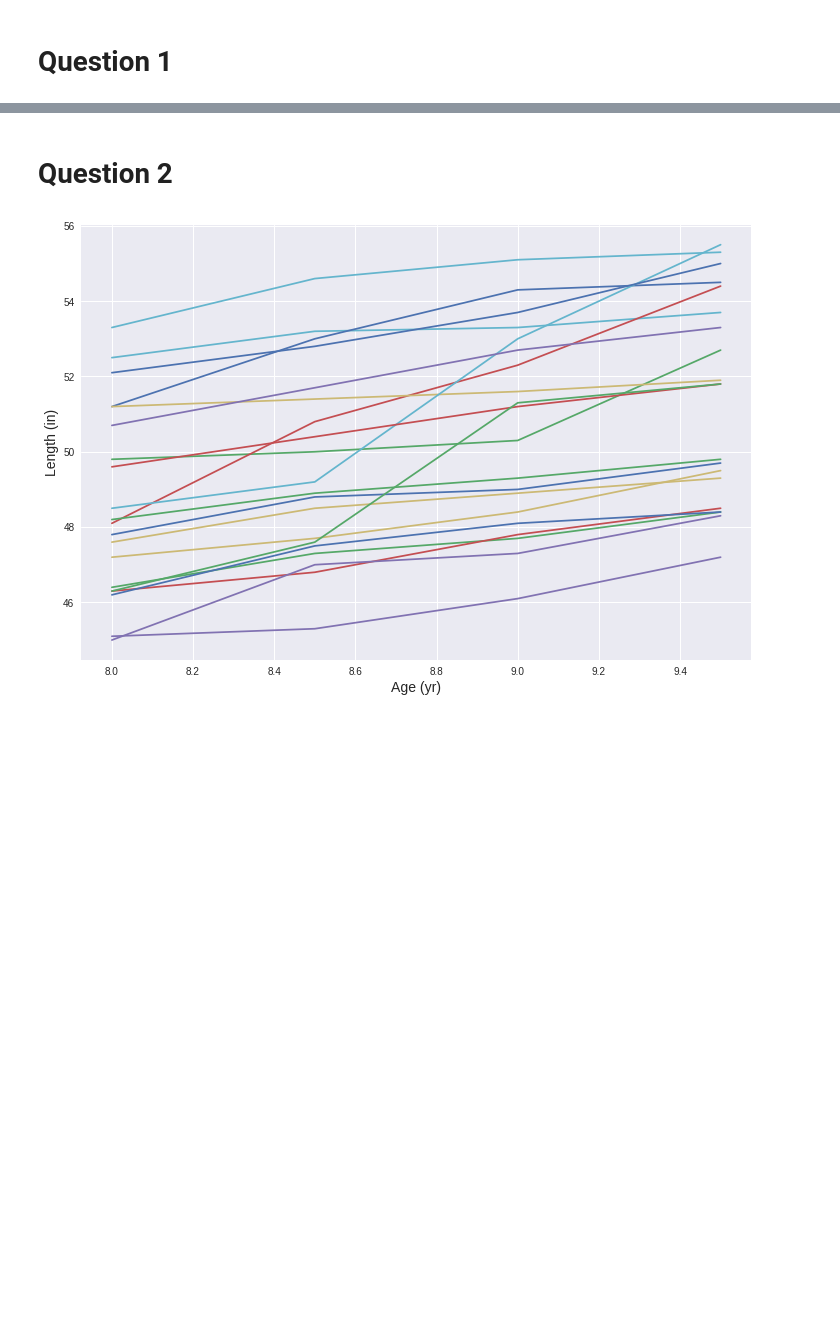
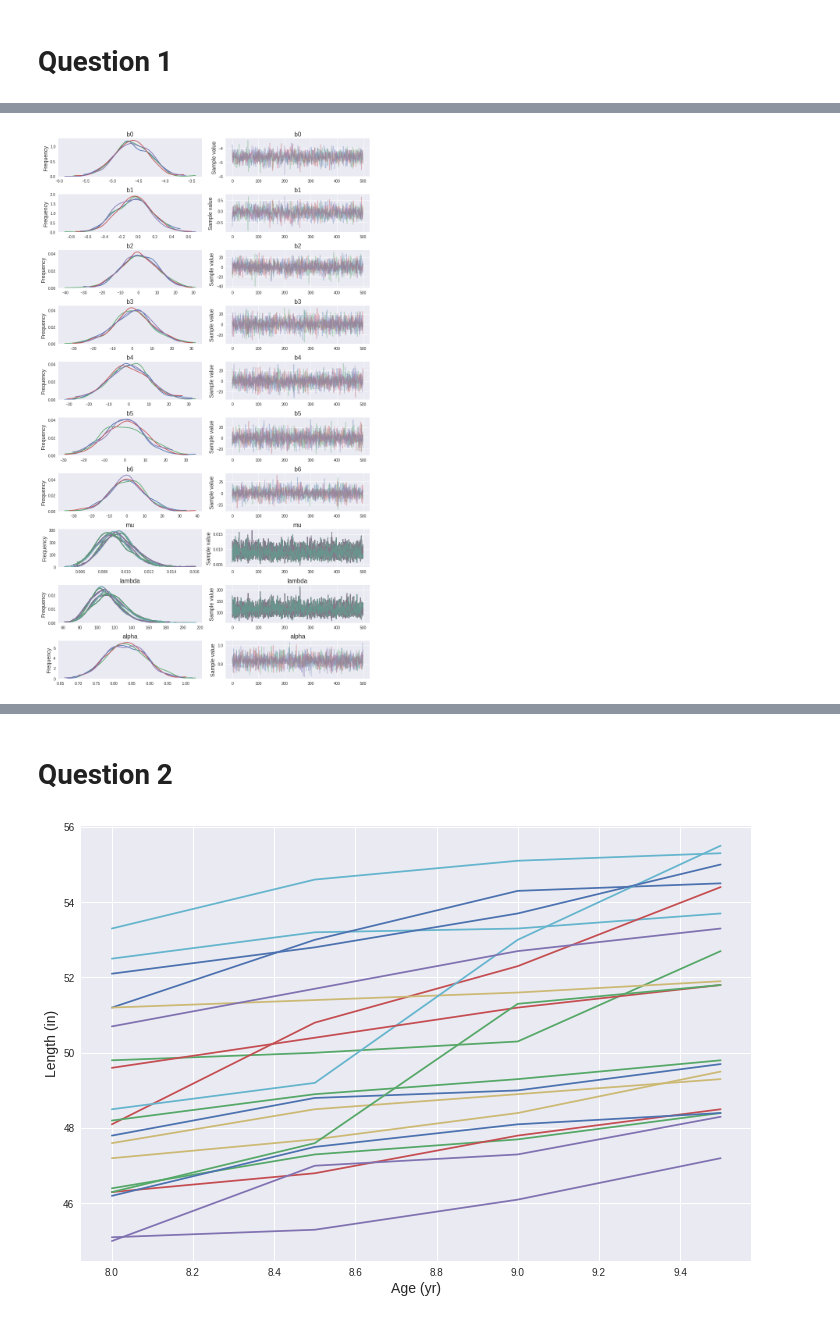
Before and after one commit to mileslucas/stat444, a Jupyter notebook: hw3/hw3.ipynb, the cells around one changed output, grey strips where cells are left out. Cells and saved outputs as stored; diff of their text form; code cells hidden in the pictures; blank space fills up the shorter version.

```diff
--- a/hw3/hw3.ipynb
+++ b/hw3/hw3.ipynb
@@ -22,2 +30,2 @@ data = pd.read_csv('veteran.csv', index_col=0)
 # %%
-grps = data[data['status'] == 1].groupby('trt').plot('age', 'time',)
+uncensored = data[data['status'] == 1]
@@ -31,4 +44,0 @@ $$
-# %%
-with pm.basic_model() as model:
-    b0 = pm.Weibull('b0', 1, 45)
-    b1
@@ -36,0 +45,21 @@ SyntaxError: unexpected EOF while parsing (<ipython-input-26-04a6ca0d8b9c>, line
+# %%
+with pm.Model() as model:
+    b0 = pm.Normal('b0', 0, 10)
+    b1 = pm.Normal('b1', 0, 10)
+    b2 = pm.Normal('b2', 0, 10)
+    b3 = pm.Normal('b3', 0, 10)
+    b4 = pm.Normal('b4', 0, 10)
+    b5 = pm.Normal('b5', 0, 10)
+    b6 = pm.Normal('b6', 0, 10)
+    logmu = pm.Deterministic('mu', b0 + b1 * uncensored['trt'] + b2 * uncensored['celltype_no'] +
+                                      b3 * uncensored['karno'] + b4 * uncensored['diagtime_from_mean'] +
+                                      b5 * uncensored['age_from_mean'] + b6 * uncensored['prior'])
+    lam = pm.Deterministic('lambda', 1/np.exp(logmu))
+    alpha = pm.Gamma('alpha', 1.1, 1.1)
+#     right_censor = pm.Bound(pm.Weibull, lower=censtimes)('right_censored', alpha, lam)
+
+
+    y = pm.Weibull('obs', alpha, lam, observed=uncensored['time'])
+# %%
+with model:
+    wtrace = pm.sample(tune = 1000)
@@ -36,0 +75,4 @@ SyntaxError: unexpected EOF while parsing (<ipython-input-26-04a6ca0d8b9c>, line
+# %%
+pm.traceplot(wtrace);
+# %% [output]
+[figure, added]
```
Also changed, not shown: parts of 6 cells of this notebook.
